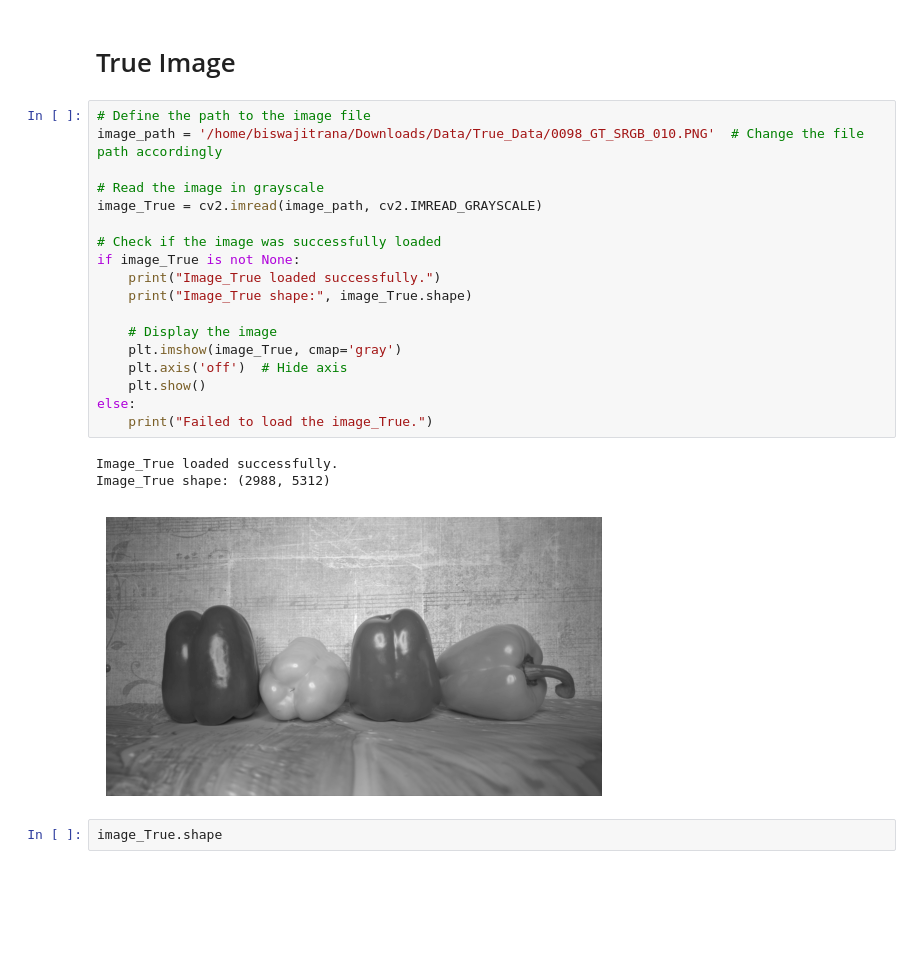
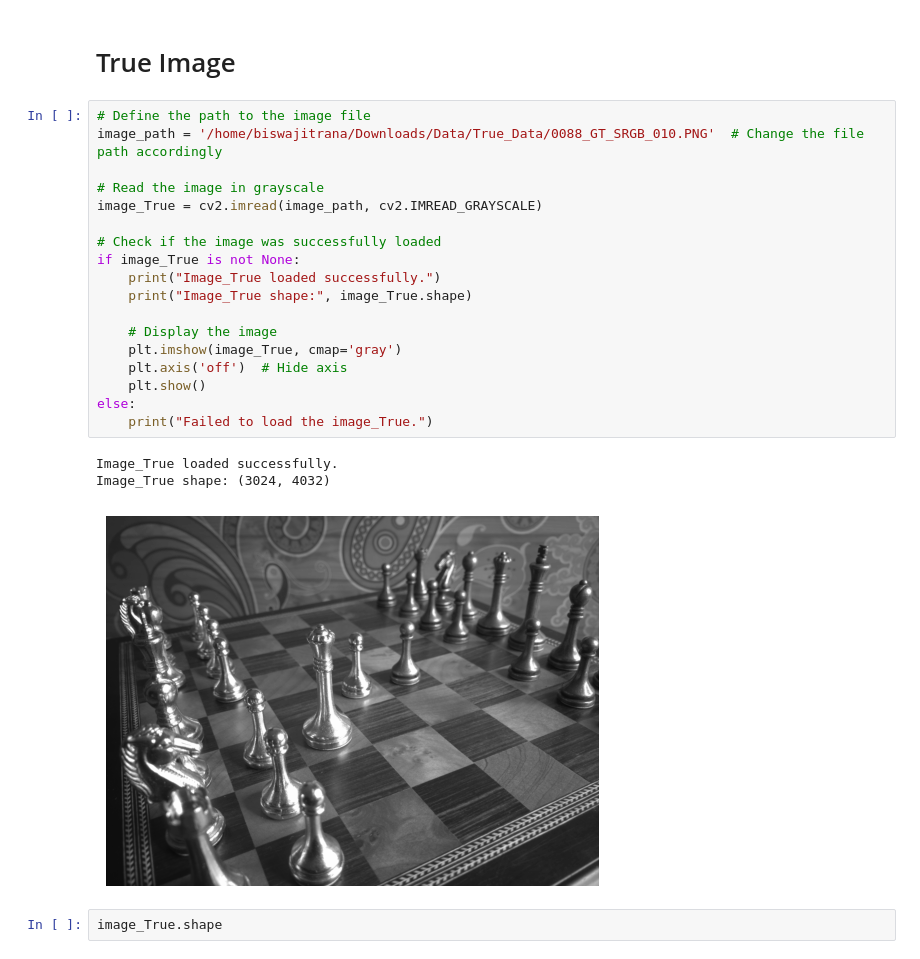
Before and after one commit to biswajit-github-2022/RKMVERI_2ND, a Jupyter notebook: class/ML/ML_project/work/MSE.ipynb, the cells around one changed output. Drawn from its saved outputs; the diff is of its cells as text; blank space fills up the shorter version.

```diff
--- a/class/ML/ML_project/work/MSE.ipynb
+++ b/class/ML/ML_project/work/MSE.ipynb
@@ -41,26 +41,26 @@ image.shape
 # True Image
 # %%
 # Define the path to the image file
-image_path = '/home/biswajitrana/Downloads/Data/True_Data/0098_GT_SRGB_010.PNG'  # Change the file path accordingly
+image_path = '/home/biswajitrana/Downloads/Data/True_Data/0088_GT_SRGB_010.PNG'  # Change the file path accordingly
 
 # Read the image in grayscale
 image_True = cv2.imread(image_path, cv2.IMREAD_GRAYSCALE)
 
 # Check if the image was successfully loaded
 if image_True is not None:
     print("Image_True loaded successfully.")
     print("Image_True shape:", image_True.shape)
 
     # Display the image
     plt.imshow(image_True, cmap='gray')
     plt.axis('off')  # Hide axis
     plt.show()
 else:
     print("Failed to load the image_True.")
 # %% [output]
 Image_True loaded successfully.
-Image_True shape: (2988, 5312)
+Image_True shape: (3024, 4032)
-[figure, old version]
+[figure, new version]
 # %%
 image_True.shape
 # %% [output]
```
Also changed, not shown: parts of 6 cells of this notebook, 2 other files.
